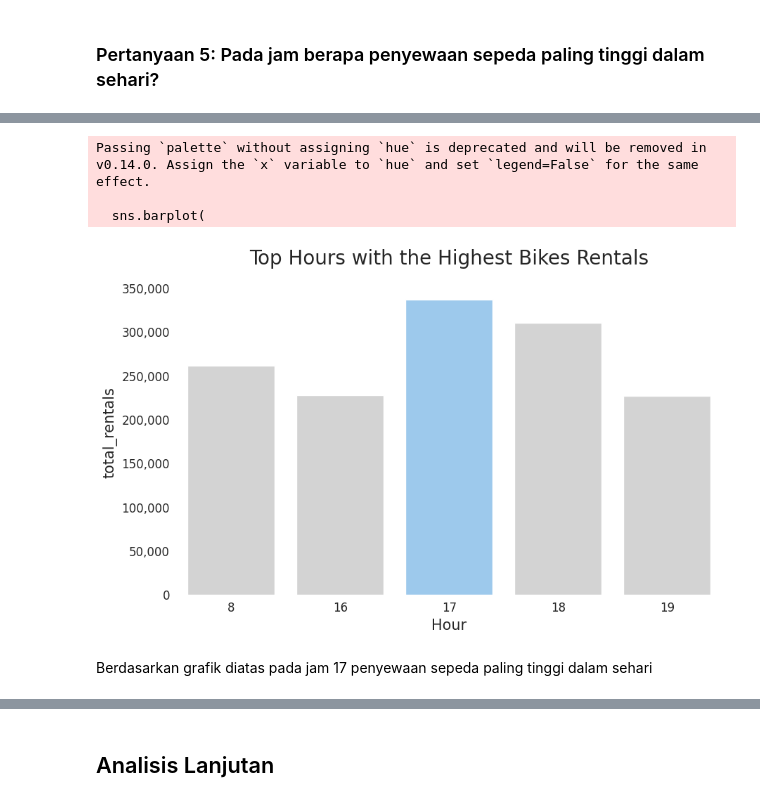
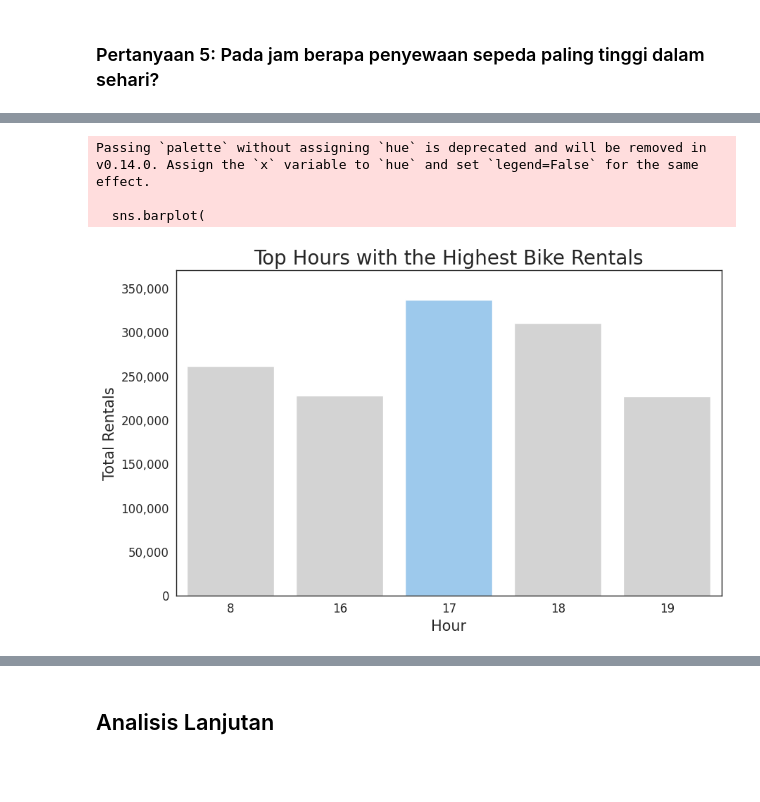
Before and after one commit to makiatulmsyr17/submission, a Jupyter notebook: notebook.ipynb, the cells around one changed output, grey strips where cells are left out. Cells and saved outputs as stored; diff of their text form; code cells hidden in the pictures; blank space fills up the shorter version.

```diff
--- a/notebook.ipynb
+++ b/notebook.ipynb
@@ -849,48 +928,47 @@ top_5 = rentals_per_hour_sorted.nlargest(5, "total_rentals")
 # %%
-# Taking the top 5 hours with the highest total rentals
+# Mengambil 5 jam dengan total penyewaan tertinggi
 top_5 = rentals_per_hour.nlargest(5, "total_rentals")
 
-# Set all bars to gray
+# Semua bar berwarna abu-abu
 colors = ["#D3D3D3"] * len(top_5)
 
-# Change the color of the third bar to blue
-colors[2] = "#90CAF9"  # Blue for the 3rd bar
+# Mengubah warna bar ke-3 menjadi biru
+colors[2] = "#90CAF9"  # Warna biru untuk bar ke-3
 
-# Create figure and axis
+# Membuat figure dan axis
 fig, ax = plt.subplots(figsize=(10, 6))
 
-# Create a bar chart with the pre-defined colors
+# Membuat bar chart dengan warna yang telah ditentukan
 sns.barplot(
     x="Hour",
     y="total_rentals",
     data=top_5,
-    palette=colors,  # Using the predefined colors
+    palette=colors,  # Menggunakan warna yang sudah diatur
     ax=ax
 )
 
-# Remove border lines
+# Menampilkan kembali garis pinggir (spines)
 for spine in ax.spines.values():
-    spine.set_visible(False)
+    spine.set_visible(True)
+    spine.set_linewidth(1)  # Menyesuaikan ketebalan garis pinggir
 
-# Adjust the upper limit of the y-axis to make the chart more spacious
+# Menyesuaikan batas atas sumbu y agar lebih proporsional
 ax.set_ylim(0, top_5["total_rentals"].max() * 1.1)
 
-# Format the y-axis to make the numbers easier to read
+# Memformat angka pada sumbu y agar lebih mudah dibaca
 ax.yaxis.set_major_formatter(mticker.StrMethodFormatter('{x:,.0f}'))
 
-# Add title and labels
-ax.set_title("Top Hours with the Highest Bikes Rentals", loc="center", fontsize=20)
+# Menambahkan judul dan label
+ax.set_title("Top Hours with the Highest Bike Rentals", loc="center", fontsize=20)
 ax.set_xlabel("Hour", fontsize=15)
-ax.set_ylabel("total_rentals", fontsize=15)
+ax.set_ylabel("Total Rentals", fontsize=15)
 ax.tick_params(axis='x', labelsize=12)
 ax.tick_params(axis='y', labelsize=12)
 
-# Show the plot
+# Menampilkan grafik
 plt.show()
 # %% [output]
 Passing `palette` without assigning `hue` is deprecated and will be removed in v0.14.0. Assign the `x` variable to `hue` and set `legend=False` for the same effect.
 
   sns.barplot(
-[figure, old version]
+[figure, new version]
-# %% [markdown]
-Berdasarkan grafik diatas pada jam 17 penyewaan sepeda paling tinggi dalam sehari
```
Also changed, not shown: parts of 35 cells of this notebook, 1 other file.
